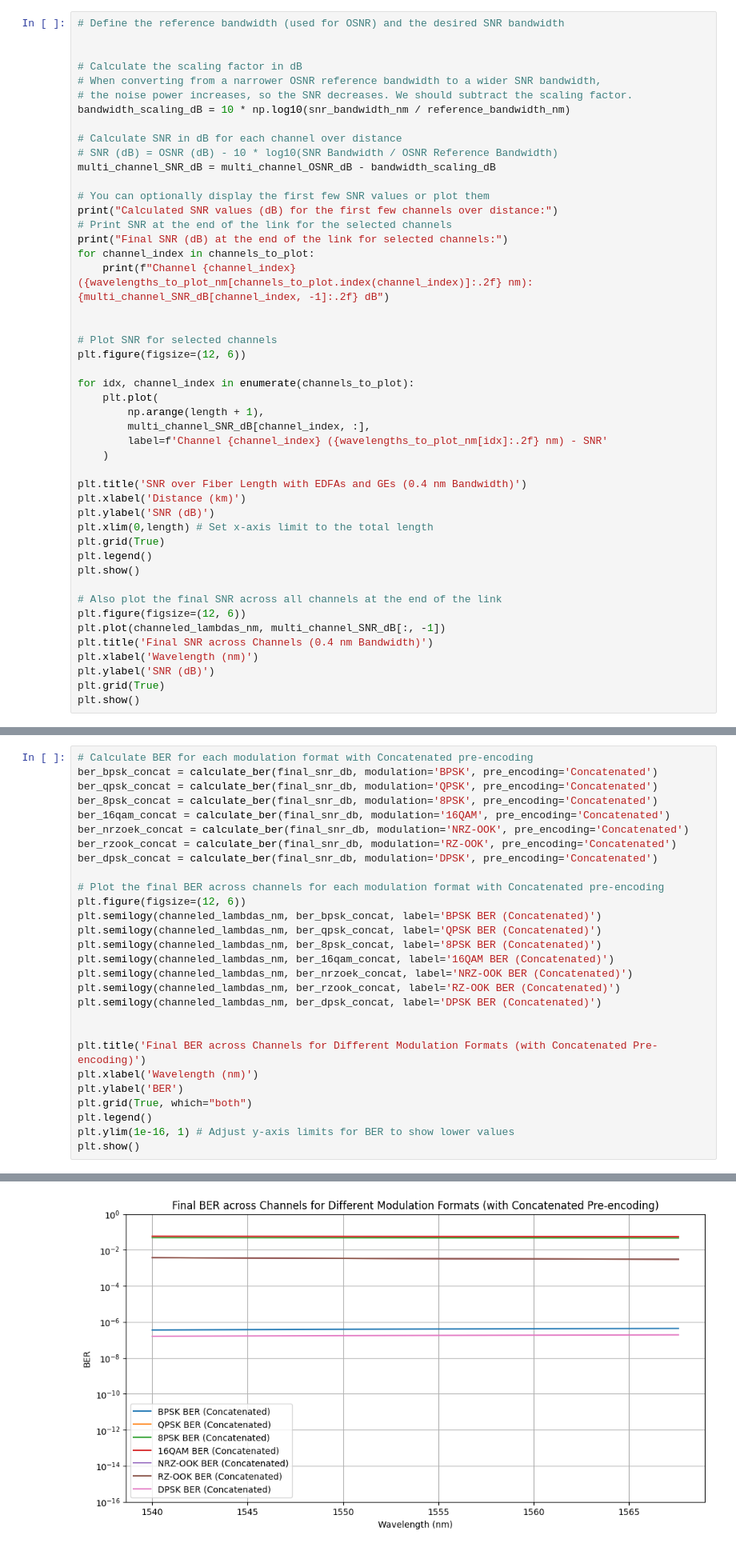
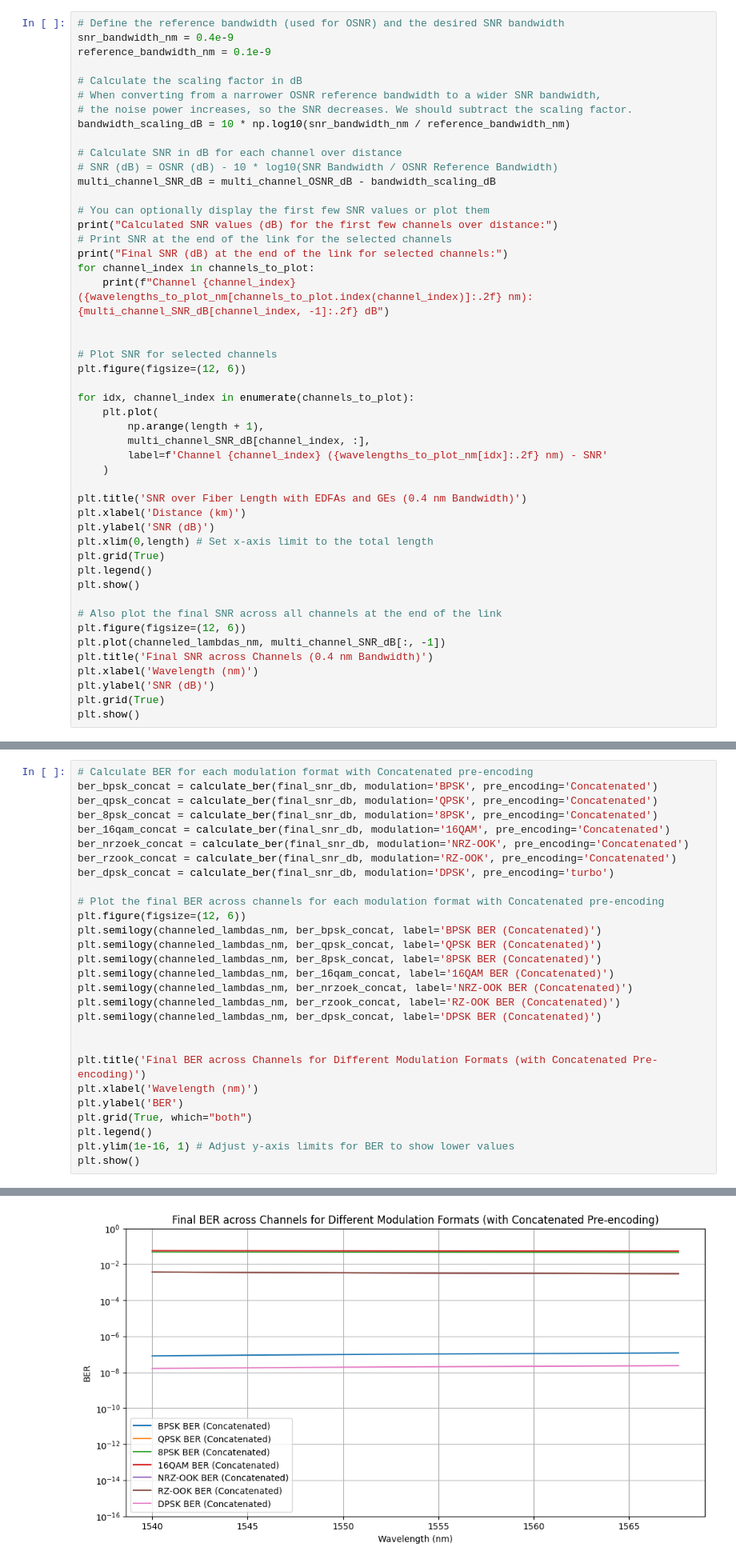
Before and after one commit to EnochYounceSAIC/FiberOptics, a Jupyter notebook: weekfour/channels.ipynb, the cells around one changed output, grey strips where cells are left out. Shown: that part at 80% size. Drawn from its saved outputs; the diff is of its cells as text.

```diff
--- a/weekfour/channels.ipynb
+++ b/weekfour/channels.ipynb
@@ -564,7 +564,8 @@ plt.show()
 [figure]
 # %%
 # Define the reference bandwidth (used for OSNR) and the desired SNR bandwidth
-
+snr_bandwidth_nm = 0.4e-9
+reference_bandwidth_nm = 0.1e-9
 
 # Calculate the scaling factor in dB
 # When converting from a narrower OSNR reference bandwidth to a wider SNR bandwidth,
@@ -794,7 +795,7 @@ ber_8psk_concat = calculate_ber(final_snr_db, modulation='8PSK', pre_encoding='C
 ber_16qam_concat = calculate_ber(final_snr_db, modulation='16QAM', pre_encoding='Concatenated')
 ber_nrzoek_concat = calculate_ber(final_snr_db, modulation='NRZ-OOK', pre_encoding='Concatenated')
 ber_rzook_concat = calculate_ber(final_snr_db, modulation='RZ-OOK', pre_encoding='Concatenated')
-ber_dpsk_concat = calculate_ber(final_snr_db, modulation='DPSK', pre_encoding='Concatenated')
+ber_dpsk_concat = calculate_ber(final_snr_db, modulation='DPSK', pre_encoding='turbo')
 
 # Plot the final BER across channels for each modulation format with Concatenated pre-encoding
 plt.figure(figsize=(12, 6))
@@ -826 +827 @@ Note: Using simplified threshold and inverse scaling for Concatenated Codes.
-[figure, old version]
+[figure, new version]
```
Also changed, not shown: parts of 1 cell of this notebook.
